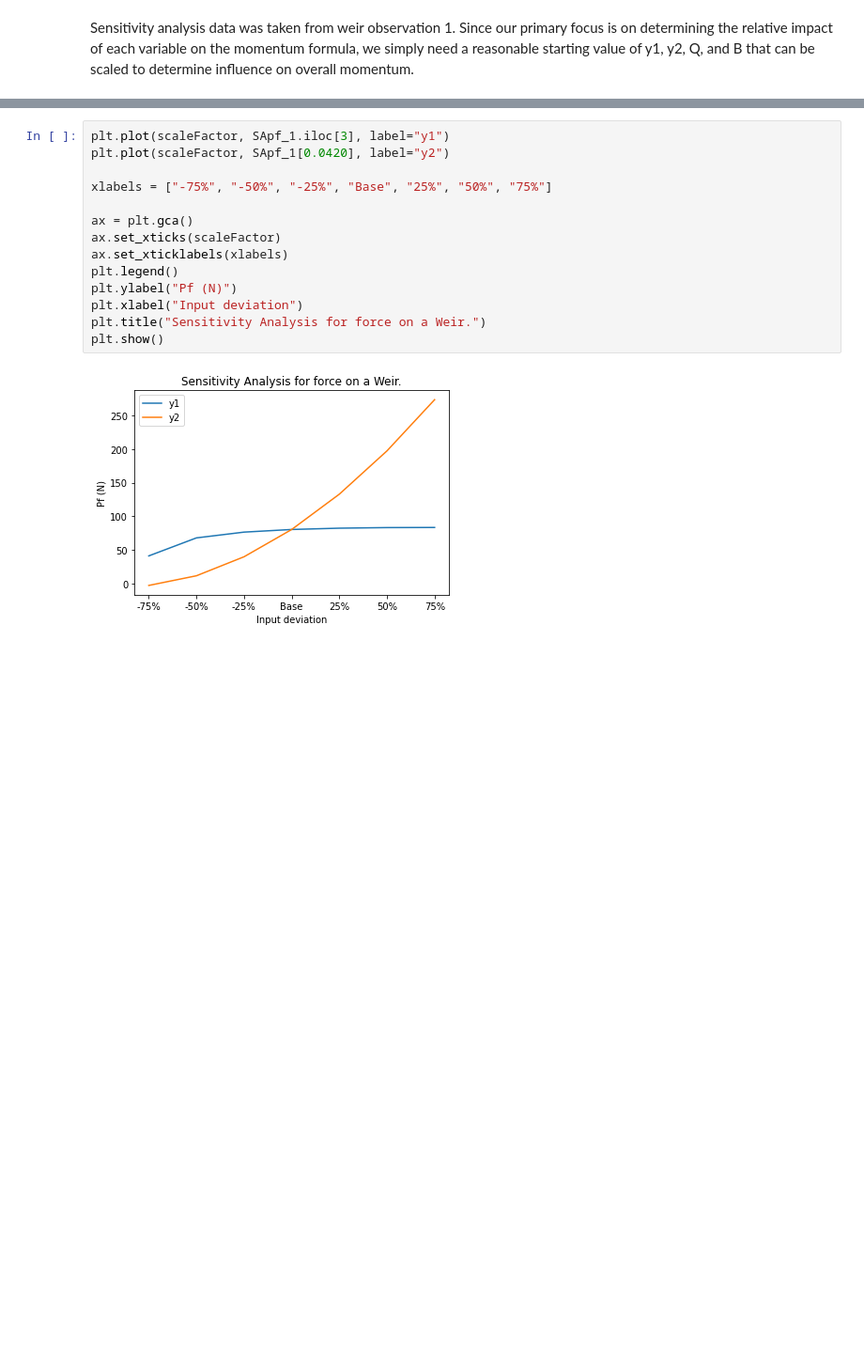
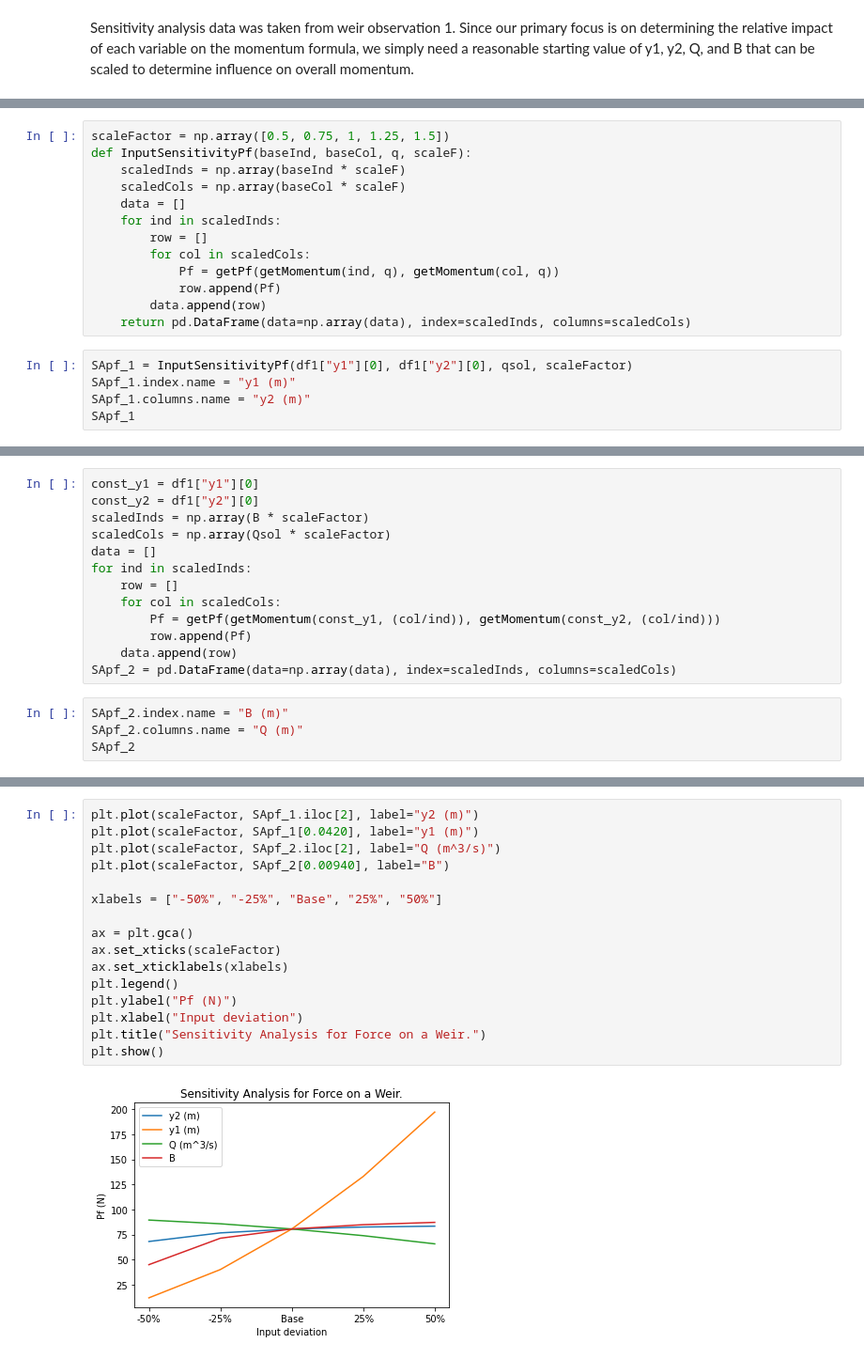
Before and after one commit to mpampolina/CIVL, a Jupyter notebook: CIVL 316 - Lab B.ipynb, the cells around one changed output, grey strips where cells are left out. Shown at 94% size. Cells and saved outputs as stored; diff of their text form; blank space fills up the shorter version.

Commit message:
Sensitivity Analysis, Revision 2
Add sensitivity data for Pf and Specific Energy. Fix mislabeled axes.

```diff
--- a/CIVL 316 - Lab B.ipynb
+++ b/CIVL 316 - Lab B.ipynb
@@ -358,0 +281,18 @@ Name: 0.042, dtype: float64
+# %%
+scaleFactor = np.array([0.5, 0.75, 1, 1.25, 1.5])
+def InputSensitivityPf(baseInd, baseCol, q, scaleF):
+    scaledInds = np.array(baseInd * scaleF)
+    scaledCols = np.array(baseCol * scaleF)
+    data = []
+    for ind in scaledInds:
+        row = []
+        for col in scaledCols:
+            Pf = getPf(getMomentum(ind, q), getMomentum(col, q))
+            row.append(Pf)
+        data.append(row)
+    return pd.DataFrame(data=np.array(data), index=scaledInds, columns=scaledCols)
+# %%
+SApf_1 = InputSensitivityPf(df1["y1"][0], df1["y2"][0], qsol, scaleFactor)
+SApf_1.index.name = "y1 (m)"
+SApf_1.columns.name = "y2 (m)"
+SApf_1
@@ -358,0 +307,17 @@ Name: 0.042, dtype: float64
+# %%
+const_y1 = df1["y1"][0]
+const_y2 = df1["y2"][0]
+scaledInds = np.array(B * scaleFactor)
+scaledCols = np.array(Qsol * scaleFactor)
+data = []
+for ind in scaledInds:
+    row = []
+    for col in scaledCols:
+        Pf = getPf(getMomentum(const_y1, (col/ind)), getMomentum(const_y2, (col/ind)))
+        row.append(Pf)
+    data.append(row)
+SApf_2 = pd.DataFrame(data=np.array(data), index=scaledInds, columns=scaledCols)
+# %%
+SApf_2.index.name = "B (m)"
+SApf_2.columns.name = "Q (m)"
+SApf_2
@@ -359,16 +332,18 @@ Name: 0.042, dtype: float64
 # %%
-plt.plot(scaleFactor, SApf_1.iloc[3], label="y1")
-plt.plot(scaleFactor, SApf_1[0.0420], label="y2")
+plt.plot(scaleFactor, SApf_1.iloc[2], label="y2 (m)")
+plt.plot(scaleFactor, SApf_1[0.0420], label="y1 (m)")
+plt.plot(scaleFactor, SApf_2.iloc[2], label="Q (m^3/s)")
+plt.plot(scaleFactor, SApf_2[0.00940], label="B")
 
-xlabels = ["-75%", "-50%", "-25%", "Base", "25%", "50%", "75%"]
+xlabels = ["-50%", "-25%", "Base", "25%", "50%"]
 
 ax = plt.gca()
 ax.set_xticks(scaleFactor)
 ax.set_xticklabels(xlabels)
 plt.legend()
 plt.ylabel("Pf (N)")
 plt.xlabel("Input deviation")
-plt.title("Sensitivity Analysis for force on a Weir.")
+plt.title("Sensitivity Analysis for Force on a Weir.")
 plt.show()
 # %% [output]
-[figure, old version]
+[figure, new version]
```
Also changed, not shown: parts of 18 cells of this notebook.
